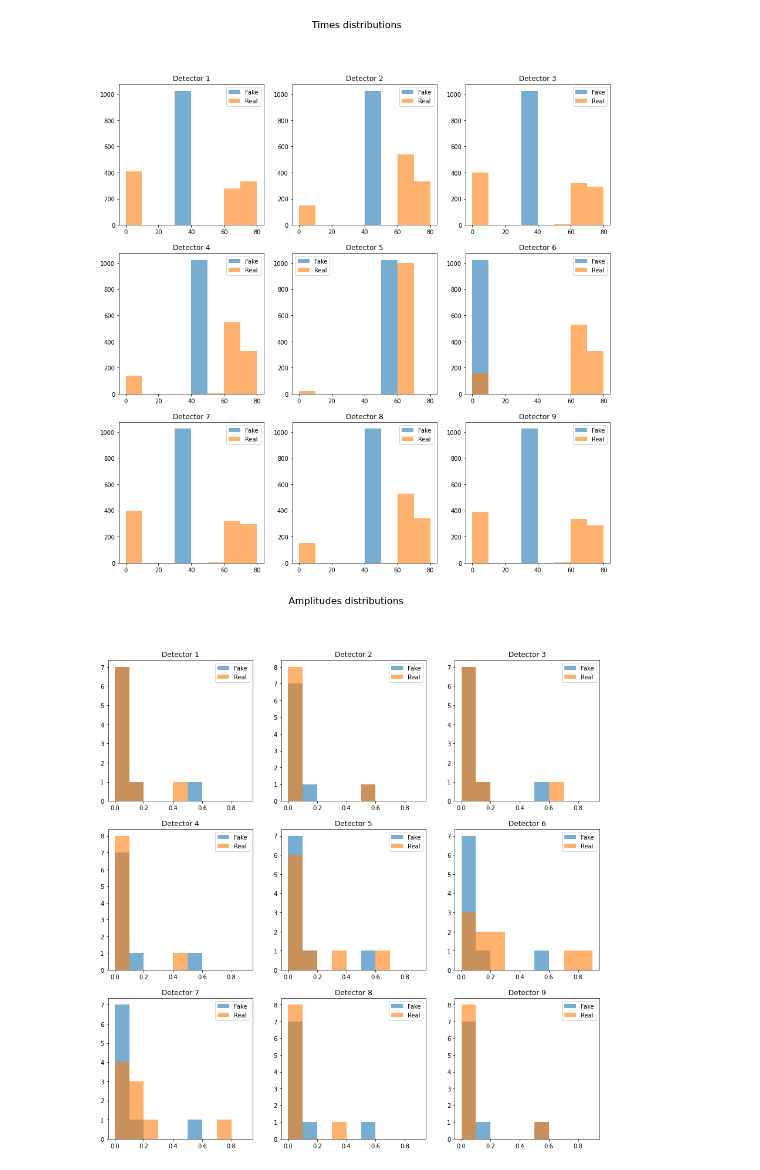
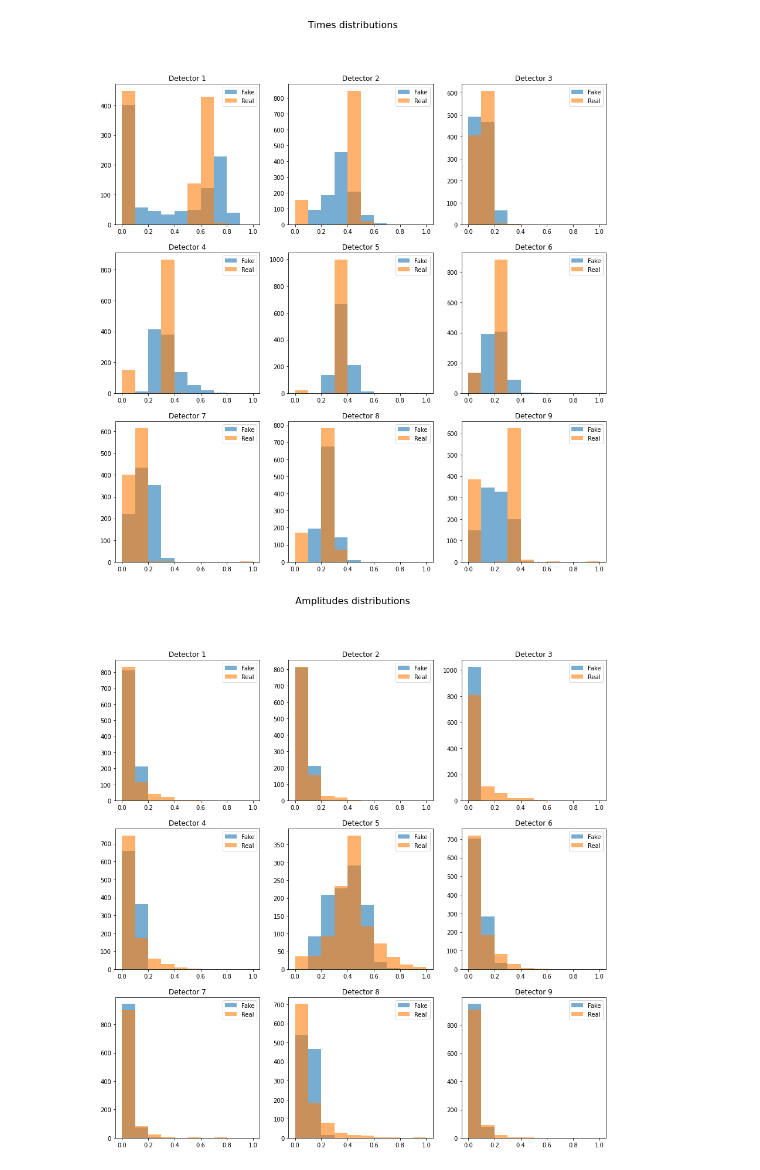
Before and after one commit to whiteRa2bit/hep_generative_models, a Jupyter notebook: notebooks/draft.ipynb, the cells around one changed output. Saved outputs shown, nothing was run; the diff lists cells and outputs as text; code cells hidden in the pictures.

```diff
--- a/notebooks/draft.ipynb
+++ b/notebooks/draft.ipynb
@@ -30,6 +51,7 @@ class MyDataset(Dataset):
             for signal_idx in range(ref_times.shape[1]):
                 ref_times[detector_idx][signal_idx] = self._get_ref_time_pred(self.signals[detector_idx][signal_idx])
         np.nan_to_num(ref_times, 0)
+        ref_times /= np.max(ref_times, axis=1)[:, None]
         return ref_times
 
     @staticmethod
@@ -59,12 +81,10 @@ class Generator(AbstractGenerator):
 
         self.final = nn.Sequential(
             nn.Linear(self.z_dim, 16),
-            nn.Tanh(),
+            nn.LeakyReLU(),
             nn.Linear(16, 32),
-            nn.Tanh(),
-            nn.Linear(32, 64),
-            nn.Tanh(),
-            nn.Linear(64, self.x_dim),
+            nn.LeakyReLU(),
+            nn.Linear(32, self.x_dim),
             nn.ReLU()
         )
 
@@ -93,5 +113,5 @@ class Generator(AbstractGenerator):
 # %%
 from generation.inference import InferenceModel
 # %%
-model = InferenceModel(Generator, "3h49lzyf")
+model = InferenceModel(Generator, "1jg8uan3", epoch=480)
 # %% [output]
@@ -113,21 +177,21 @@ real_amplitudes = np.array([item[9:] for item in real])
 # %%
 fig, ax = plt.subplots(3, 3, figsize=(15, 15))
 fig.suptitle("Times distributions", fontsize=16)
 
-time_bins = [10 * x for x in range(9)]
+time_bins = [x for x in np.arange(0, 1.1, 0.1)]
 
 for i in range(9):
     ax[i // 3][i % 3].set_title(f"Detector {i + 1}")
     ax[i // 3][i % 3].hist(fake_times[:, i], alpha=0.6, bins=time_bins)
     ax[i // 3][i % 3].hist(real_times[:, i], alpha=0.6, bins=time_bins)
     ax[i // 3][i % 3].legend(['Fake', 'Real'])
 # %% [output]
-[figure, old version]
+[figure, new version]
 # %%
 fig, ax = plt.subplots(3, 3, figsize=(15, 15))
 fig.suptitle("Amplitudes distributions", fontsize=16)
 
-time_bins = [x for x in np.arange(0, 1, 0.1)]
+time_bins = [x for x in np.arange(0, 1.1, 0.1)]
 
 for i in range(9):
     ax[i // 3][i % 3].set_title(f"Detector {i + 1}")
@@ -135,4 +199,4 @@ for i in range(9):
     ax[i // 3][i % 3].hist(real_amplitudes[:, i], alpha=0.6, bins=time_bins)
     ax[i // 3][i % 3].legend(['Fake', 'Real'])
 # %% [output]
-[figure, old version]
+[figure, new version]
```
Also changed, not shown: parts of 9 cells of this notebook, 8 other files.
